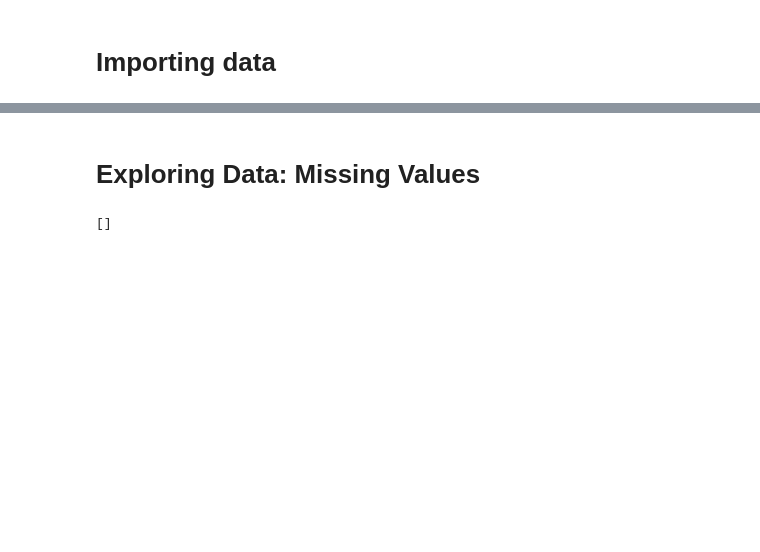
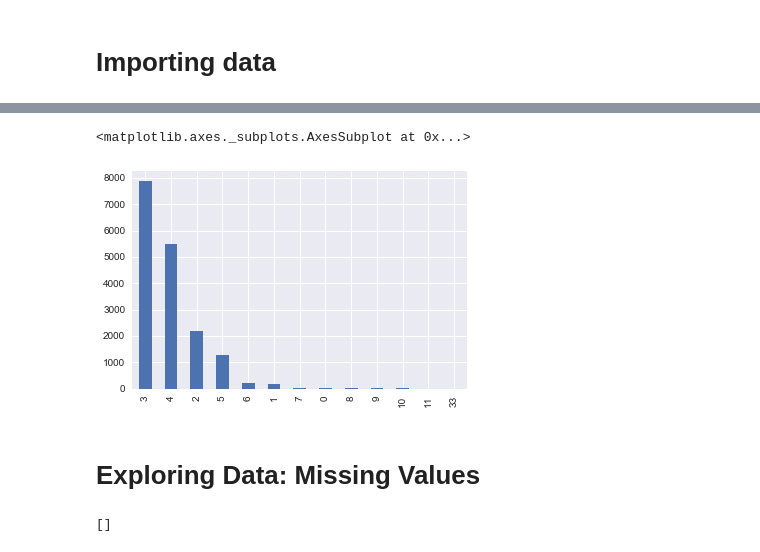
Before and after one commit to k0marrr1/nyc-mhtn-ds-010620-lectures, a Jupyter notebook: week-6/KC_house_data/Housing Statistics Project .ipynb, the cells around one changed output, grey strips where cells are left out. Cells and saved outputs as stored; diff of their text form; code cells hidden in the pictures; blank space fills up the shorter version.

```diff
--- a/week-6/KC_house_data/Housing Statistics Project .ipynb
+++ b/week-6/KC_house_data/Housing Statistics Project .ipynb
@@ -19,3 +31,8 @@ df = pd.read_csv('kc_house_data_train.csv')
+# %%
+df.bedrooms.value_counts().plot(kind='bar')
+# %% [output]
+<matplotlib.axes._subplots.AxesSubplot at 0x...>
+[figure, added]
 # %% [markdown]
 # Exploring Data: Missing Values
 # %%
```
Also changed, not shown: parts of 13 cells of this notebook.
